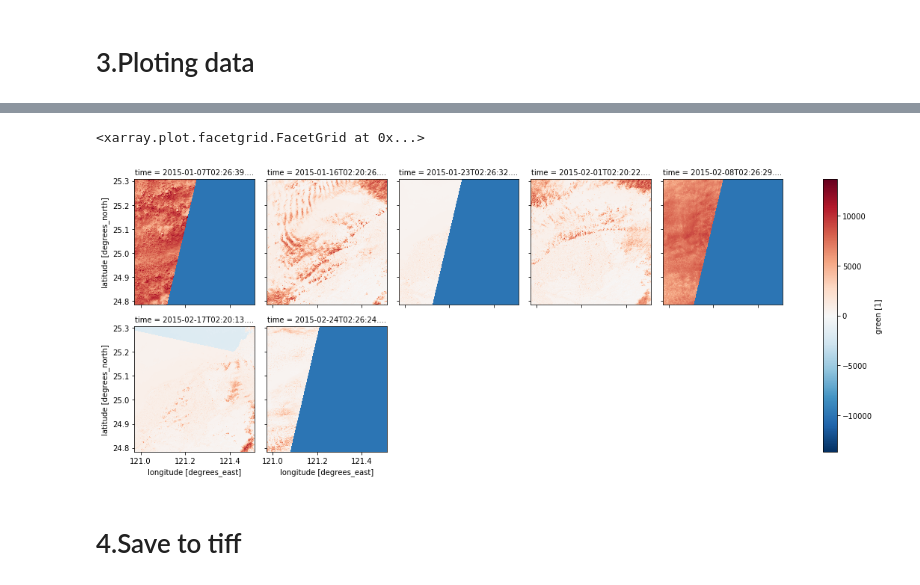
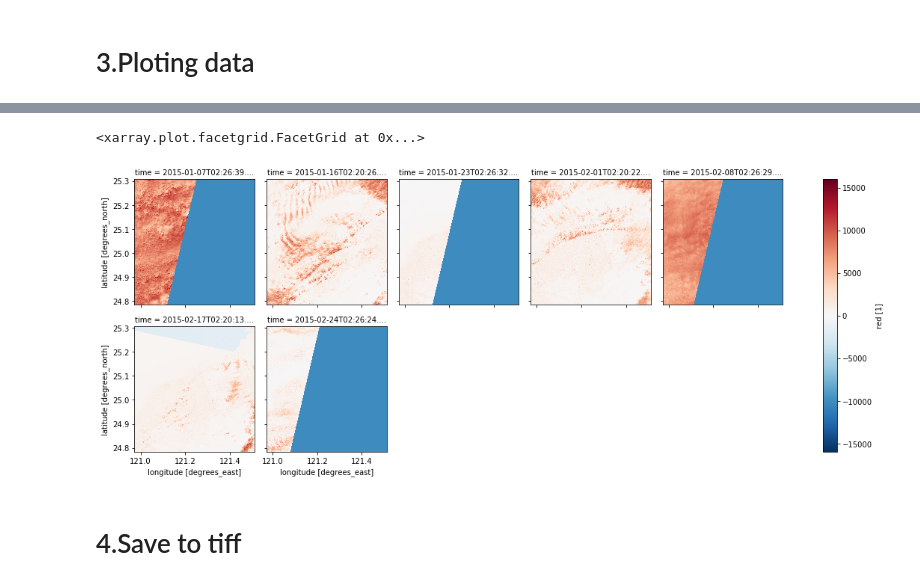
Before and after one commit to h920032/TWDC_workshop, a Jupyter notebook: 01Load_data.ipynb, the cells around one changed output, grey strips where cells are left out. Cells and saved outputs as stored; diff of their text form; code cells hidden in the pictures.

```diff
--- a/01Load_data.ipynb
+++ b/01Load_data.ipynb
@@ -113,8 +166,8 @@ import matplotlib.pyplot as plt
 # %%
-landsat.green.plot(col='time', col_wrap=5)#.where(landsat.green < 1000).plot(col='time', col_wrap=2)
+landsat.red.plot(col='time', col_wrap=5)#.where(landsat.green < 1000).plot(col='time', col_wrap=2)
 # %% [output]
 <xarray.plot.facetgrid.FacetGrid at 0x...>
-[figure, old version]
+[figure, new version]
 # %% [markdown]
 # 4.Save to tiff
 # %%
```
Also changed, not shown: parts of 8 cells of this notebook.
